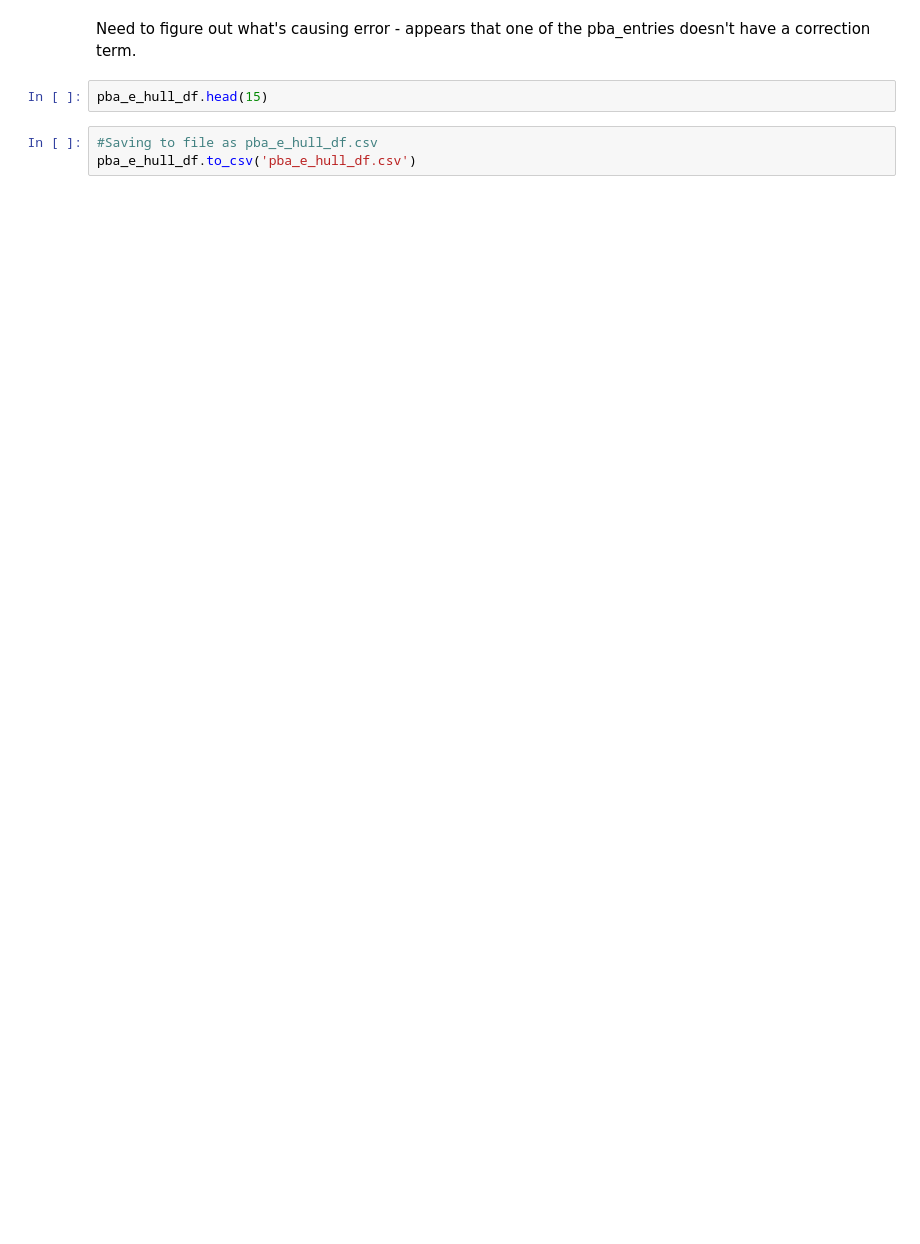
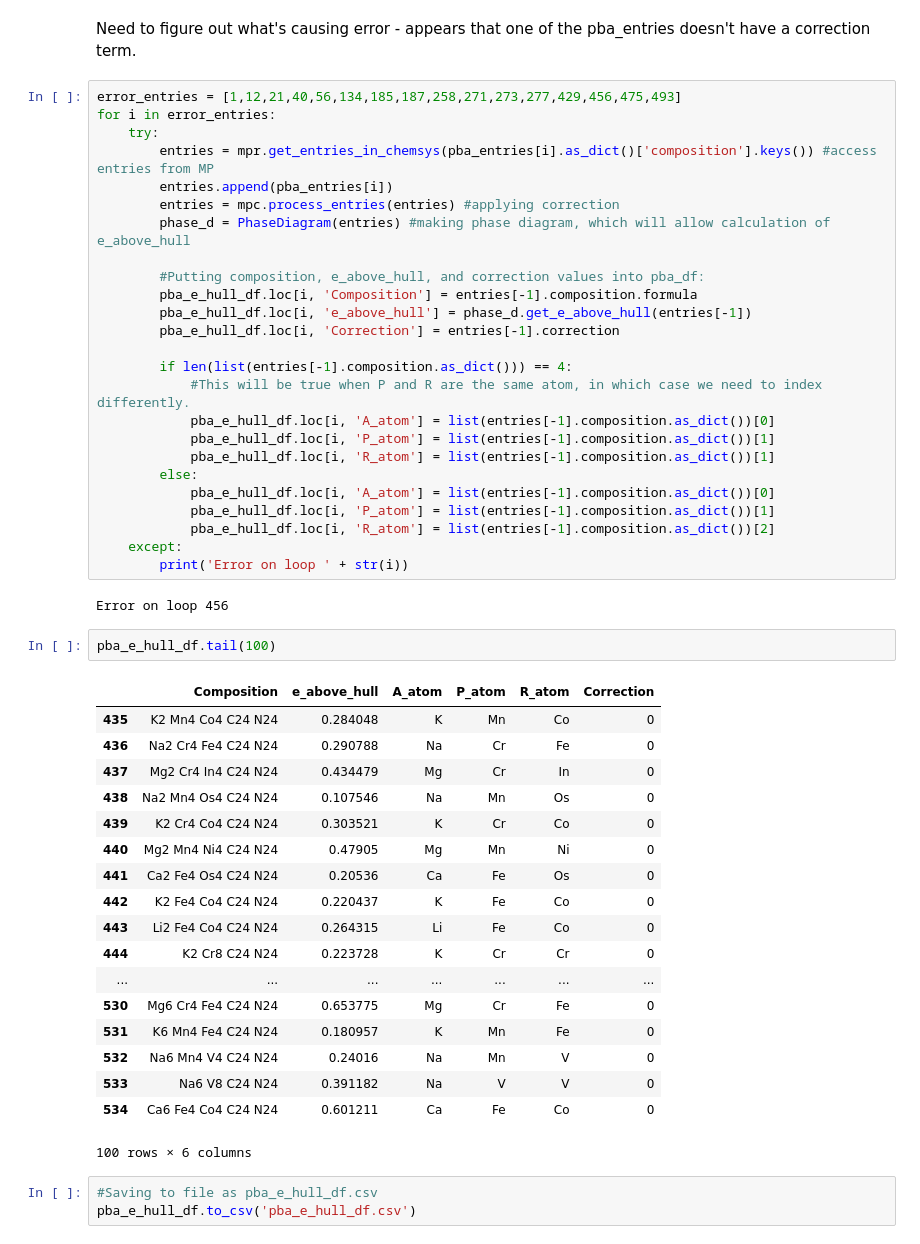
Before and after one commit to ewoodbury/my_pba_analysis, a Jupyter notebook: E Above Hull Analysis.ipynb, the cells around one changed output. Saved outputs shown, nothing was run; the diff lists cells and outputs as text; blank space fills up the shorter version.

```diff
--- a/E Above Hull Analysis.ipynb
+++ b/E Above Hull Analysis.ipynb
@@ -324,7 +338,53 @@ The error occured on loop 12
 # %% [markdown]
 Need to figure out what's causing error - appears that one of the pba_entries doesn't have a correction term.
-# %%
-pba_e_hull_df.head(15)
+# %%
+error_entries = [1,12,21,40,56,134,185,187,258,271,273,277,429,456,475,493]
+for i in error_entries:
+    try:
+        entries = mpr.get_entries_in_chemsys(pba_entries[i].as_dict()['composition'].keys()) #access entries from MP
+        entries.append(pba_entries[i])
+        entries = mpc.process_entries(entries) #applying correction
+        phase_d = PhaseDiagram(entries) #making phase diagram, which will allow calculation of e_above_hull
+
+        #Putting composition, e_above_hull, and correction values into pba_df:
+        pba_e_hull_df.loc[i, 'Composition'] = entries[-1].composition.formula
+        pba_e_hull_df.loc[i, 'e_above_hull'] = phase_d.get_e_above_hull(entries[-1])
+        pba_e_hull_df.loc[i, 'Correction'] = entries[-1].correction
+
+        if len(list(entries[-1].composition.as_dict())) == 4:
+            #This will be true when P and R are the same atom, in which case we need to index differently.
+            pba_e_hull_df.loc[i, 'A_atom'] = list(entries[-1].composition.as_dict())[0]
+            pba_e_hull_df.loc[i, 'P_atom'] = list(entries[-1].composition.as_dict())[1]
+            pba_e_hull_df.loc[i, 'R_atom'] = list(entries[-1].composition.as_dict())[1]
+        else:
+            pba_e_hull_df.loc[i, 'A_atom'] = list(entries[-1].composition.as_dict())[0]
+            pba_e_hull_df.loc[i, 'P_atom'] = list(entries[-1].composition.as_dict())[1]
+            pba_e_hull_df.loc[i, 'R_atom'] = list(entries[-1].composition.as_dict())[2]
+    except:
+        print('Error on loop ' + str(i))
+# %% [output]
+Error on loop 456
+# %%
+pba_e_hull_df.tail(100)
+# %% [output]
+|  | Composition | e_above_hull | A_atom | P_atom | R_atom | Correction |
+| 435 | K2 Mn4 Co4 C24 N24 | 0.284048 | K | Mn | Co | 0 |
+| 436 | Na2 Cr4 Fe4 C24 N24 | 0.290788 | Na | Cr | Fe | 0 |
+| 437 | Mg2 Cr4 In4 C24 N24 | 0.434479 | Mg | Cr | In | 0 |
+| 438 | Na2 Mn4 Os4 C24 N24 | 0.107546 | Na | Mn | Os | 0 |
+| 439 | K2 Cr4 Co4 C24 N24 | 0.303521 | K | Cr | Co | 0 |
+| 440 | Mg2 Mn4 Ni4 C24 N24 | 0.47905 | Mg | Mn | Ni | 0 |
+| 441 | Ca2 Fe4 Os4 C24 N24 | 0.20536 | Ca | Fe | Os | 0 |
+| 442 | K2 Fe4 Co4 C24 N24 | 0.220437 | K | Fe | Co | 0 |
+| 443 | Li2 Fe4 Co4 C24 N24 | 0.264315 | Li | Fe | Co | 0 |
+| 444 | K2 Cr8 C24 N24 | 0.223728 | K | Cr | Cr | 0 |
+| ... | ... | ... | ... | ... | ... | ... |
+| 530 | Mg6 Cr4 Fe4 C24 N24 | 0.653775 | Mg | Cr | Fe | 0 |
+| 531 | K6 Mn4 Fe4 C24 N24 | 0.180957 | K | Mn | Fe | 0 |
+| 532 | Na6 Mn4 V4 C24 N24 | 0.24016 | Na | Mn | V | 0 |
+| 533 | Na6 V8 C24 N24 | 0.391182 | Na | V | V | 0 |
+| 534 | Ca6 Fe4 Co4 C24 N24 | 0.601211 | Ca | Fe | Co | 0 |
+100 rows × 6 columns
 # %%
 #Saving to file as pba_e_hull_df.csv
 pba_e_hull_df.to_csv('pba_e_hull_df.csv')
```
Also changed, not shown: parts of 4 cells of this notebook.
